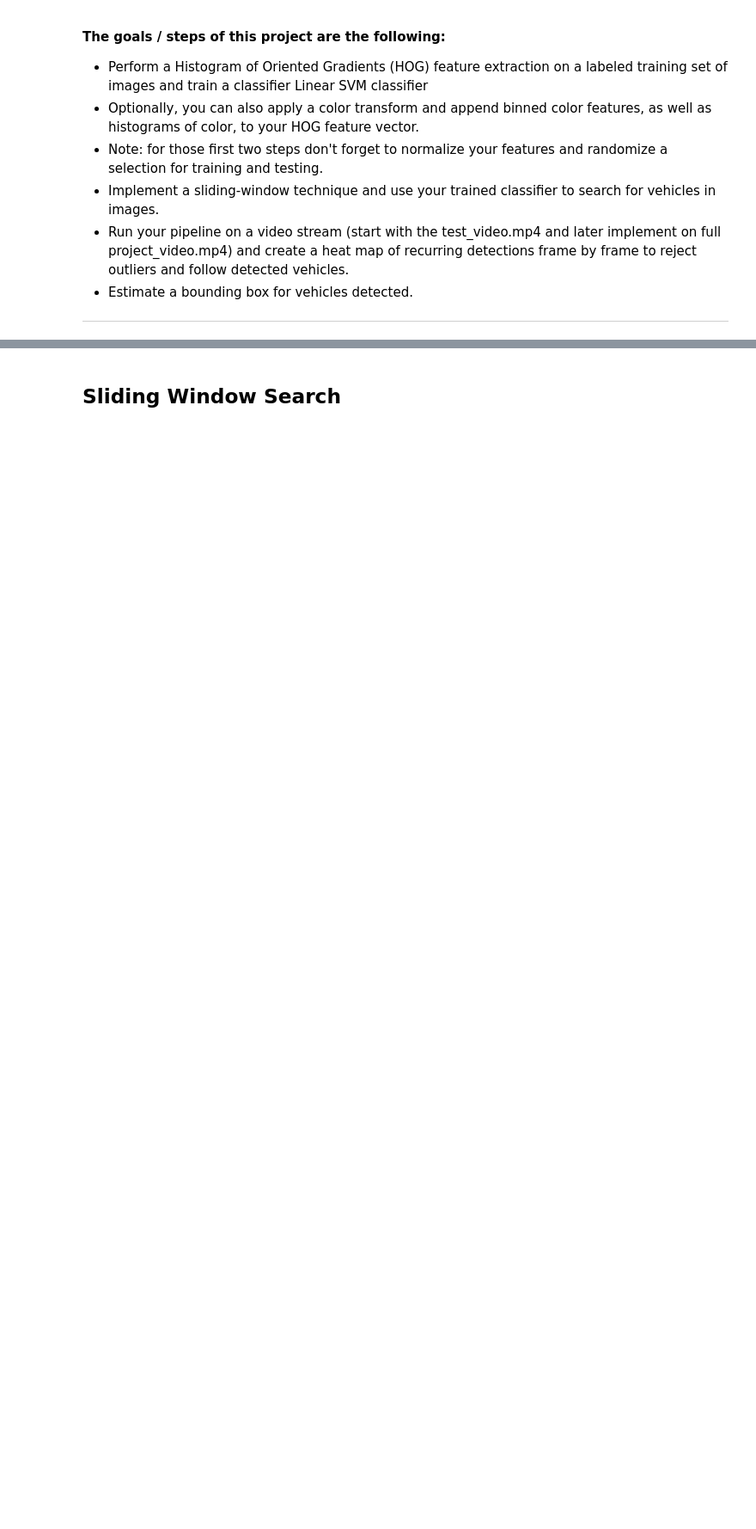
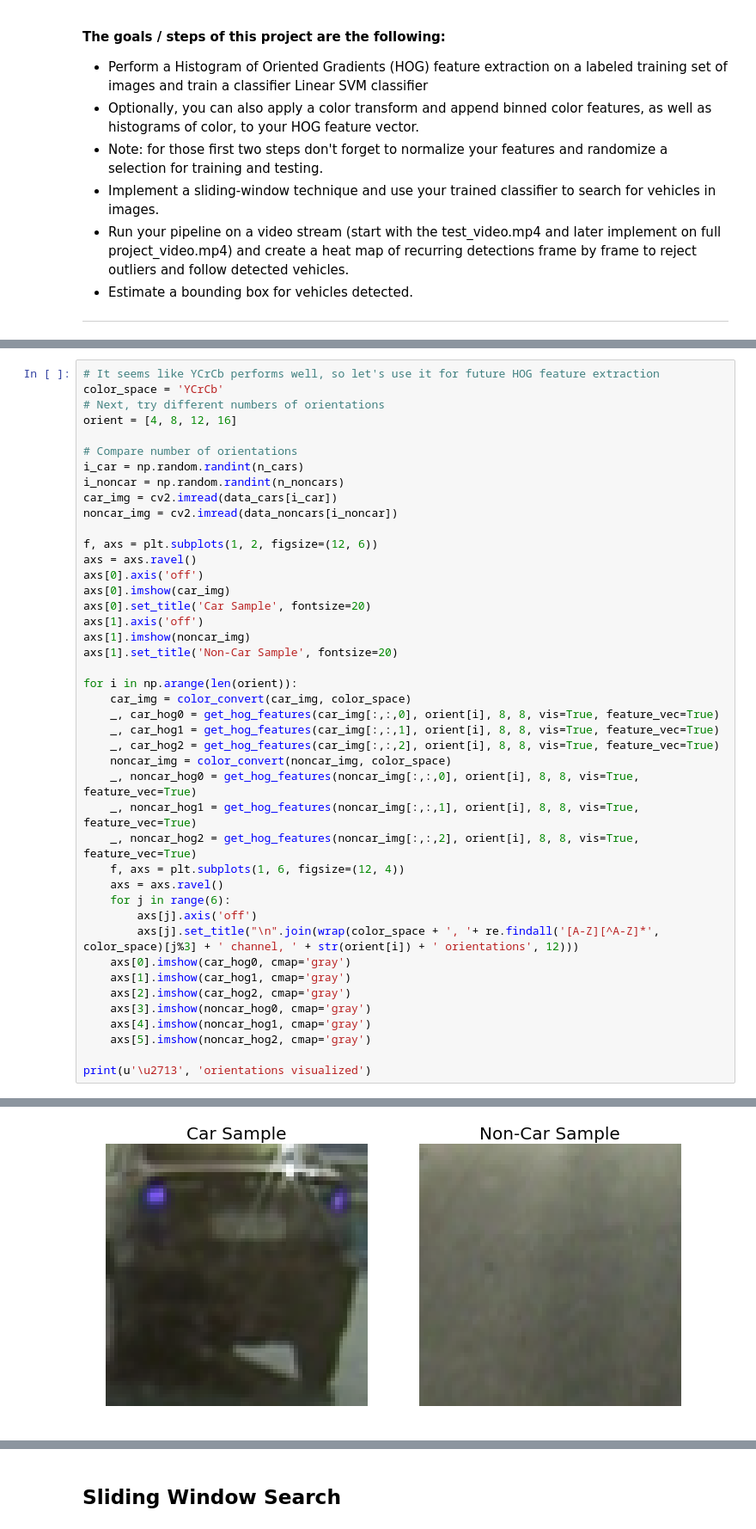
Before and after one commit to liangk7/CarND-Term1-Project5, a Jupyter notebook: imagePipeline.ipynb, the cells around one changed output, grey strips where cells are left out. Shown at 86% size. Saved outputs shown, nothing was run; the diff lists cells and outputs as text; blank space fills up the shorter version.

```diff
--- a/imagePipeline.ipynb
+++ b/imagePipeline.ipynb
@@ -33,0 +212,44 @@ n_testImages = int(len(testImages))
+# %%
+# It seems like YCrCb performs well, so let's use it for future HOG feature extraction
+color_space = 'YCrCb'
+# Next, try different numbers of orientations
+orient = [4, 8, 12, 16]
+
+# Compare number of orientations
+i_car = np.random.randint(n_cars)
+i_noncar = np.random.randint(n_noncars)
+car_img = cv2.imread(data_cars[i_car])
+noncar_img = cv2.imread(data_noncars[i_noncar])
+
+f, axs = plt.subplots(1, 2, figsize=(12, 6))
+axs = axs.ravel()
+axs[0].axis('off')
+axs[0].imshow(car_img)
+axs[0].set_title('Car Sample', fontsize=20)
+axs[1].axis('off')
+axs[1].imshow(noncar_img)
+axs[1].set_title('Non-Car Sample', fontsize=20)
+
+for i in np.arange(len(orient)):
+    car_img = color_convert(car_img, color_space)
+    _, car_hog0 = get_hog_features(car_img[:,:,0], orient[i], 8, 8, vis=True, feature_vec=True)
+    _, car_hog1 = get_hog_features(car_img[:,:,1], orient[i], 8, 8, vis=True, feature_vec=True)
+    _, car_hog2 = get_hog_features(car_img[:,:,2], orient[i], 8, 8, vis=True, feature_vec=True)
+    noncar_img = color_convert(noncar_img, color_space)
+    _, noncar_hog0 = get_hog_features(noncar_img[:,:,0], orient[i], 8, 8, vis=True, feature_vec=True)
+    _, noncar_hog1 = get_hog_features(noncar_img[:,:,1], orient[i], 8, 8, vis=True, feature_vec=True)
+    _, noncar_hog2 = get_hog_features(noncar_img[:,:,2], orient[i], 8, 8, vis=True, feature_vec=True)
+    f, axs = plt.subplots(1, 6, figsize=(12, 4))
+    axs = axs.ravel()
+    for j in range(6):
+        axs[j].axis('off')
+        axs[j].set_title("\n".join(wrap(color_space + ', '+ re.findall('[A-Z][^A-Z]*', color_space)[j%3] + ' channel, ' + str(orient[i]) + ' orientations', 12)))
+    axs[0].imshow(car_hog0, cmap='gray')
+    axs[1].imshow(car_hog1, cmap='gray')
+    axs[2].imshow(car_hog2, cmap='gray')
+    axs[3].imshow(noncar_hog0, cmap='gray')
+    axs[4].imshow(noncar_hog1, cmap='gray')
+    axs[5].imshow(noncar_hog2, cmap='gray')
+
+print(u'\u2713', 'orientations visualized')
+# %% [output]
@@ -33,0 +257 @@ n_testImages = int(len(testImages))
+[figure, added]
```
Also changed, not shown: parts of 19 cells of this notebook, 7 other files.
